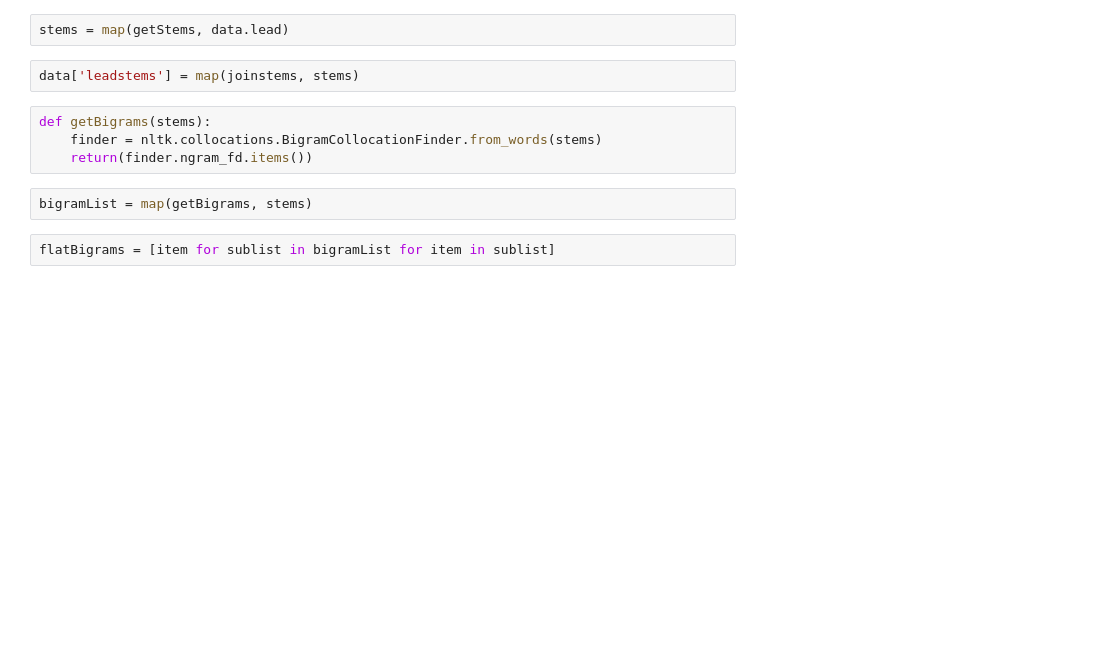
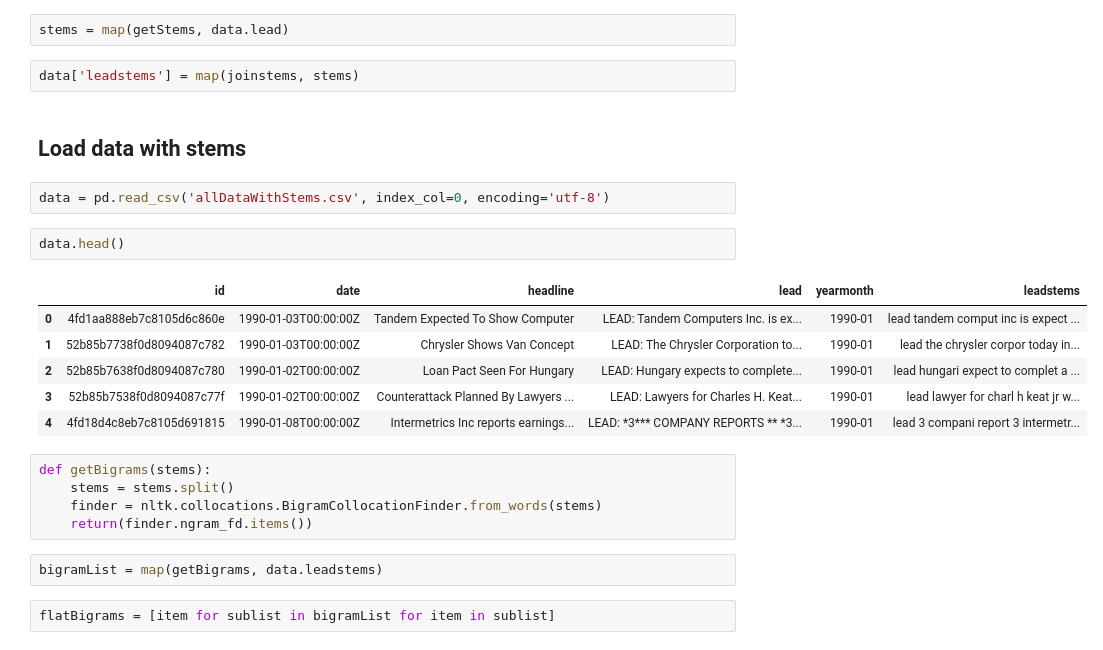
Before and after one commit to AC209ConsumerConfidence/Economic_Sentiment_Forecast, a Jupyter notebook: News_feature_extraction.ipynb, the cells around one changed output. Cells and saved outputs as stored; diff of their text form; blank space fills up the shorter version.

```diff
--- a/News_feature_extraction.ipynb
+++ b/News_feature_extraction.ipynb
@@ -81,12 +88,26 @@ def joinstems(stemlist):
 stems = map(getStems, data.lead)
 # %%
 data['leadstems'] = map(joinstems, stems)
+# %% [markdown]
+## Load data with stems
+# %%
+data = pd.read_csv('allDataWithStems.csv', index_col=0, encoding='utf-8')
+# %%
+data.head()
+# %% [output]
+|  | id | date | headline | lead | yearmonth | leadstems |
+| 0 | 4fd1aa888eb7c8105d6c860e | 1990-01-03T00:00:00Z | Tandem Expected To Show Computer | LEAD: Tandem Computers Inc. is ex... | 1990-01 | lead tandem comput inc is expect ... |
+| 1 | 52b85b7738f0d8094087c782 | 1990-01-03T00:00:00Z | Chrysler Shows Van Concept | LEAD: The Chrysler Corporation to... | 1990-01 | lead the chrysler corpor today in... |
+| 2 | 52b85b7638f0d8094087c780 | 1990-01-02T00:00:00Z | Loan Pact Seen For Hungary | LEAD: Hungary expects to complete... | 1990-01 | lead hungari expect to complet a ... |
+| 3 | 52b85b7538f0d8094087c77f | 1990-01-02T00:00:00Z | Counterattack Planned By Lawyers ... | LEAD: Lawyers for Charles H. Keat... | 1990-01 | lead lawyer for charl h keat jr w... |
+| 4 | 4fd18d4c8eb7c8105d691815 | 1990-01-08T00:00:00Z | Intermetrics Inc reports earnings... | LEAD: *3*** COMPANY REPORTS ** *3... | 1990-01 | lead 3 compani report 3 intermetr... |
 # %%
 def getBigrams(stems):
+    stems = stems.split()
     finder = nltk.collocations.BigramCollocationFinder.from_words(stems)
     return(finder.ngram_fd.items())
 # %%
-bigramList = map(getBigrams, stems)
+bigramList = map(getBigrams, data.leadstems)
 # %%
 flatBigrams = [item for sublist in bigramList for item in sublist]
 # %%
```
Also changed, not shown: parts of 37 cells of this notebook, 2 other files.
